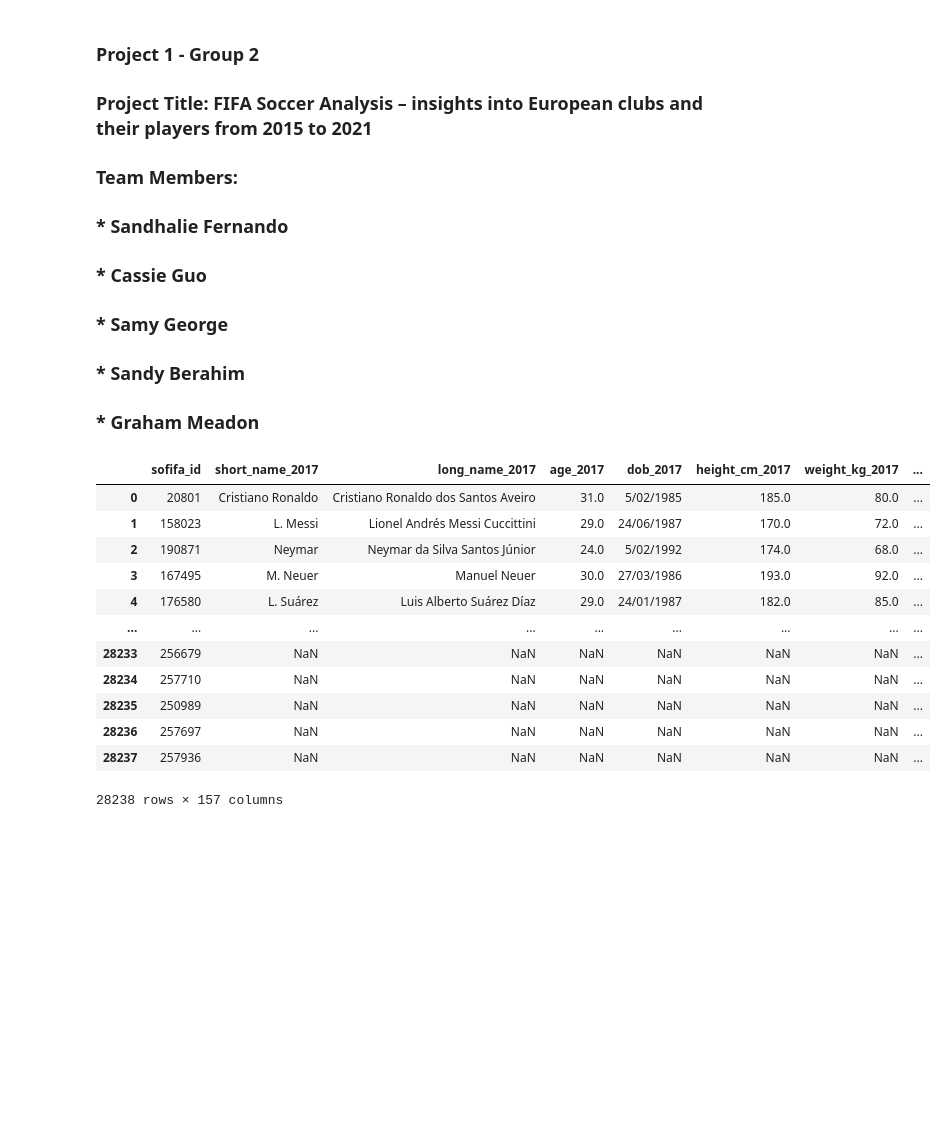
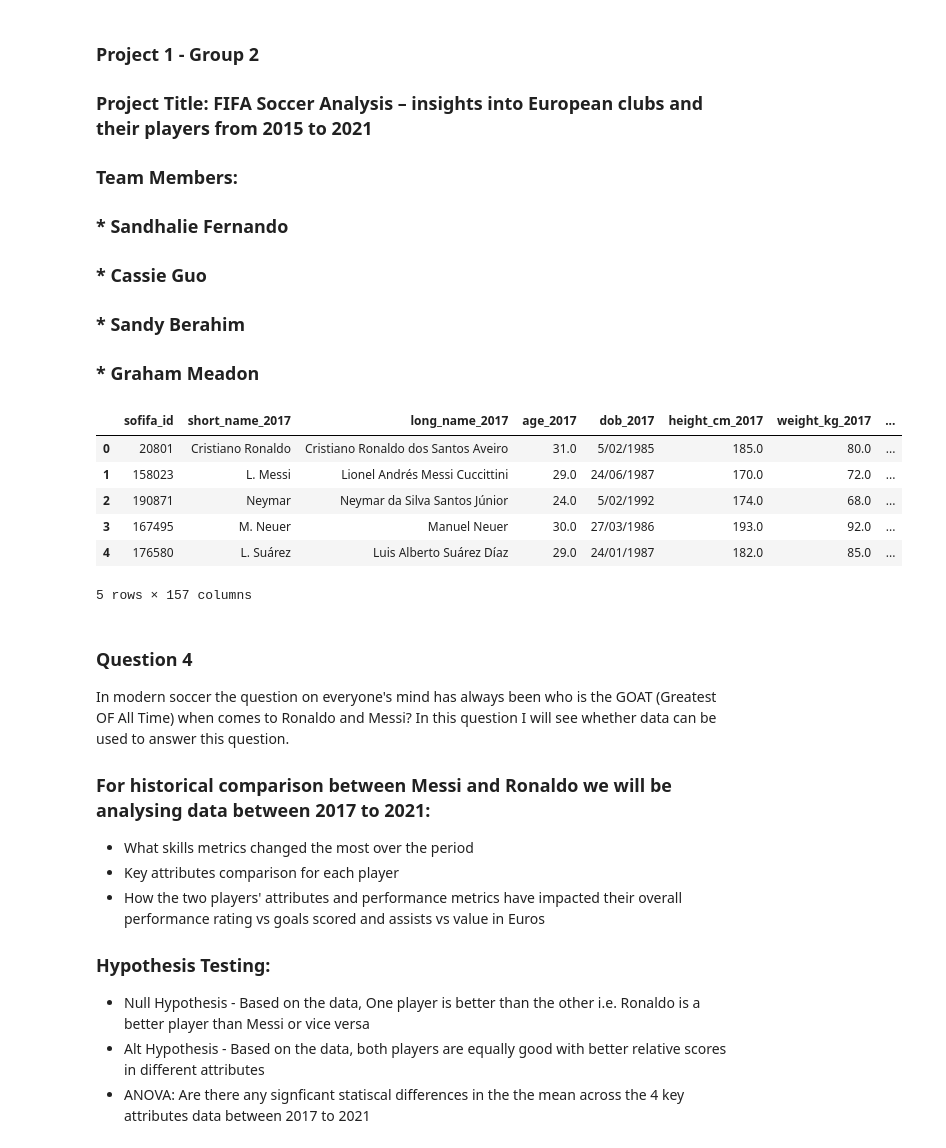
Before and after one commit to Misscoffeecassie/Group-2, a Jupyter notebook: Project_1_Group_2_FIFA_Players.ipynb, the cells around one changed output. Drawn from its saved outputs; the diff is of its cells as text; code cells hidden in the pictures; blank space fills up the shorter version.

Commit message:
Question 4

```diff
--- a/Project_1_Group_2_FIFA_Players.ipynb
+++ b/Project_1_Group_2_FIFA_Players.ipynb
@@ -7,41 +7,52 @@
 
 ###  * Sandhalie Fernando
 ###  * Cassie Guo
-###  * Samy George
 ###  * Sandy Berahim
 ###  * Graham Meadon
 # %%
 # Dependencies and Setup
 import matplotlib.pyplot as plt
 import pandas as pd
 import numpy as np
 import scipy.stats as st
 from scipy.stats import linregress
 
+
 # FIFA data files
 FIFA_players_2017_path = "./data/players_17.csv"
 FIFA_players_2021_path = "./data/players_21.csv"
+
 
 # Read the FIFA Players data
 FIFA_players_2017_metadata = pd.read_csv(FIFA_players_2017_path)
 FIFA_players_2021_metadata = pd.read_csv(FIFA_players_2021_path)
 
+
 # Combine the data into a single dataset
 combined_original_data_df = pd.merge(FIFA_players_2017_metadata, FIFA_players_2021_metadata, on = "sofifa_id", how = "outer", suffixes =("_2017","_2021"))
 
+
 # Display the data table for preview
-combined_original_data_df
+combined_original_data_df.head()
 # %% [output]
 |  | sofifa_id | short_name_2017 | long_name_2017 | age_2017 | dob_2017 | height_cm_2017 | weight_kg_2017 | ... |
 | 0 | 20801 | Cristiano Ronaldo | Cristiano Ronaldo dos Santos Aveiro | 31.0 | 5/02/1985 | 185.0 | 80.0 | ... |
 | 1 | 158023 | L. Messi | Lionel Andrés Messi Cuccittini | 29.0 | 24/06/1987 | 170.0 | 72.0 | ... |
 | 2 | 190871 | Neymar | Neymar da Silva Santos Júnior | 24.0 | 5/02/1992 | 174.0 | 68.0 | ... |
 | 3 | 167495 | M. Neuer | Manuel Neuer | 30.0 | 27/03/1986 | 193.0 | 92.0 | ... |
 | 4 | 176580 | L. Suárez | Luis Alberto Suárez Díaz | 29.0 | 24/01/1987 | 182.0 | 85.0 | ... |
-| ... | ... | ... | ... | ... | ... | ... | ... | ... |
-| 28233 | 256679 | NaN | NaN | NaN | NaN | NaN | NaN | ... |
-| 28234 | 257710 | NaN | NaN | NaN | NaN | NaN | NaN | ... |
-| 28235 | 250989 | NaN | NaN | NaN | NaN | NaN | NaN | ... |
-| 28236 | 257697 | NaN | NaN | NaN | NaN | NaN | NaN | ... |
-| 28237 | 257936 | NaN | NaN | NaN | NaN | NaN | NaN | ... |
-28238 rows × 157 columns
+5 rows × 157 columns
+# %% [markdown]
+### Question 4
+
+In modern soccer the question on everyone's mind has always been who is the GOAT (Greatest OF All Time) when comes to Ronaldo and Messi? In this question I will see whether data can be used to answer this question.
+
+### For historical comparison between Messi and Ronaldo we will be analysing data between 2017 to 2021:
+ * What skills metrics changed the most over the period
+ * Key attributes comparison for each player
+ * How the two players' attributes and performance metrics have impacted their overall performance rating vs goals scored and assists vs value in Euros
+
+### Hypothesis Testing:
+ * Null Hypothesis - Based on the data, One player is better than the other i.e. Ronaldo is a better player than Messi or vice    versa
+ * Alt Hypothesis - Based on the data, both players are equally good with better relative scores in different attributes
+ * ANOVA: Are there any signficant statiscal differences in the the mean across the 4 key attributes data between 2017 to 2021
```
Also changed, not shown: parts of 11 cells of this notebook.
